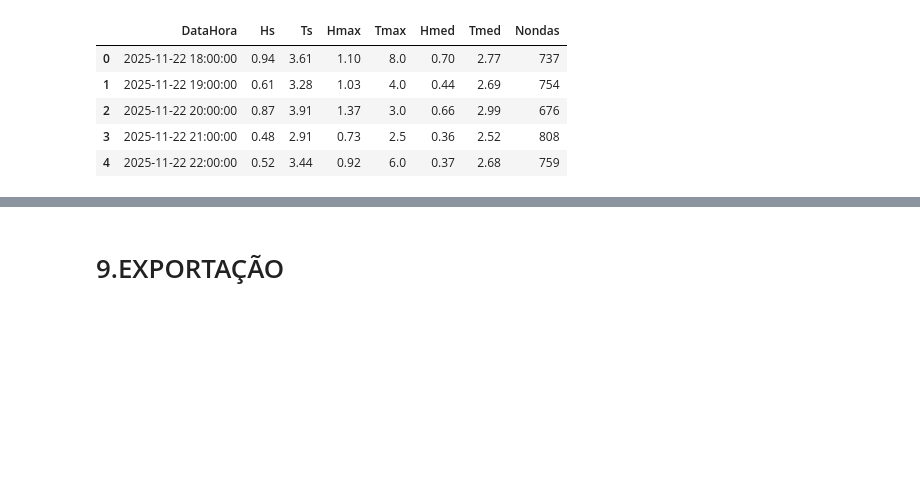
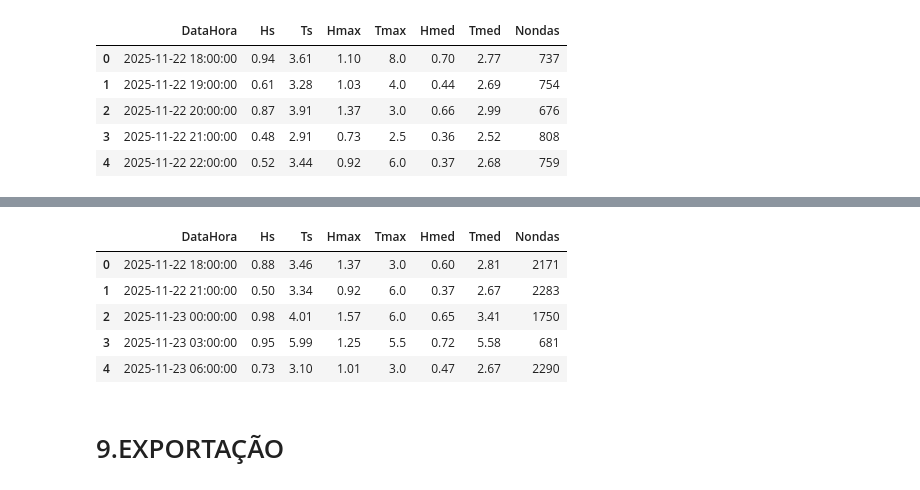
Before and after one commit to zydanne-costa/Ondas_ADCP_SCO_Mar_Nov_2025, a Jupyter notebook: main_strk.ipynb, the cells around one changed output, grey strips where cells are left out. Saved outputs shown, nothing was run; the diff lists cells and outputs as text; code cells hidden in the pictures; blank space fills up the shorter version.

```diff
--- a/main_strk.ipynb
+++ b/main_strk.ipynb
@@ -997,3 +1018,12 @@ df_Resumo_1H_SEC.head()
+# %%
+df_Resumo_3H_SEC.head()
+# %% [output]
+|  | DataHora | Hs | Ts | Hmax | Tmax | Hmed | Tmed | Nondas |
+| 0 | 2025-11-22 18:00:00 | 0.88 | 3.46 | 1.37 | 3.0 | 0.60 | 2.81 | 2171 |
+| 1 | 2025-11-22 21:00:00 | 0.50 | 3.34 | 0.92 | 6.0 | 0.37 | 2.67 | 2283 |
+| 2 | 2025-11-23 00:00:00 | 0.98 | 4.01 | 1.57 | 6.0 | 0.65 | 3.41 | 1750 |
+| 3 | 2025-11-23 03:00:00 | 0.95 | 5.99 | 1.25 | 5.5 | 0.72 | 5.58 | 681 |
+| 4 | 2025-11-23 06:00:00 | 0.73 | 3.10 | 1.01 | 3.0 | 0.47 | 2.67 | 2290 |
 # %% [markdown]
 # 9.EXPORTAÇÃO
 # %% [markdown]
```
Also changed, not shown: parts of 4 cells of this notebook.
